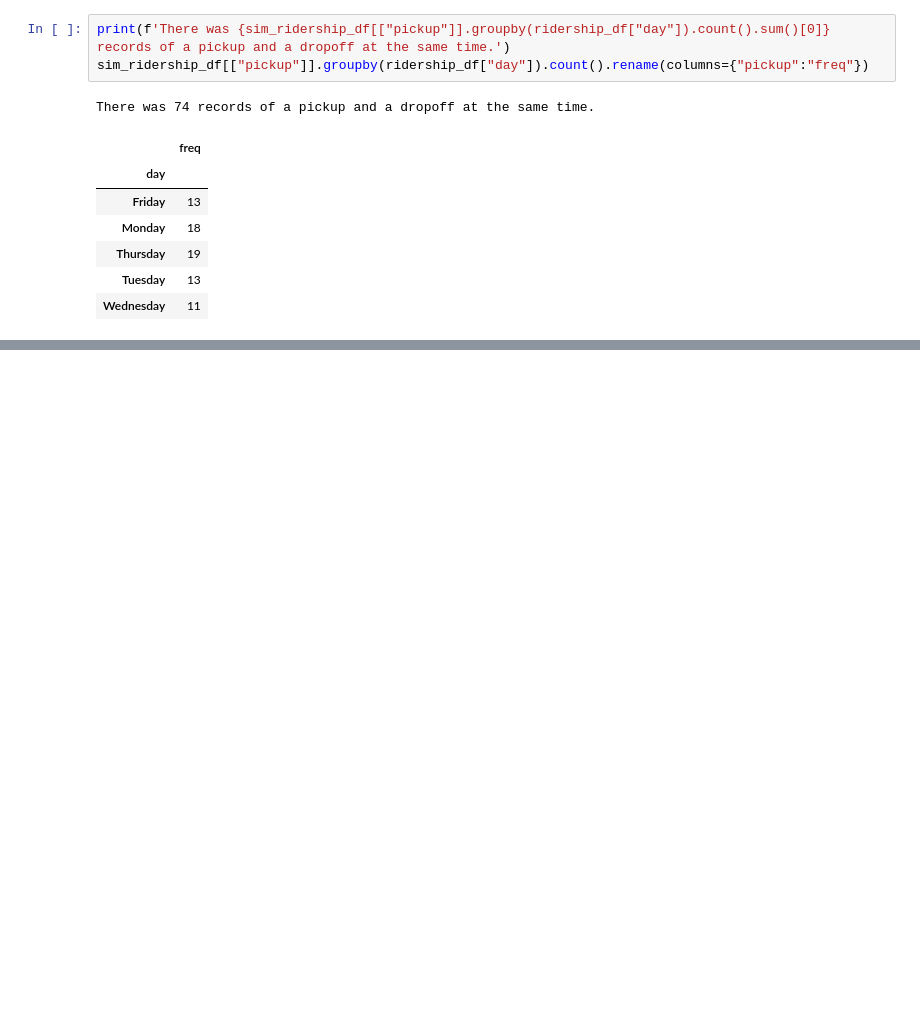
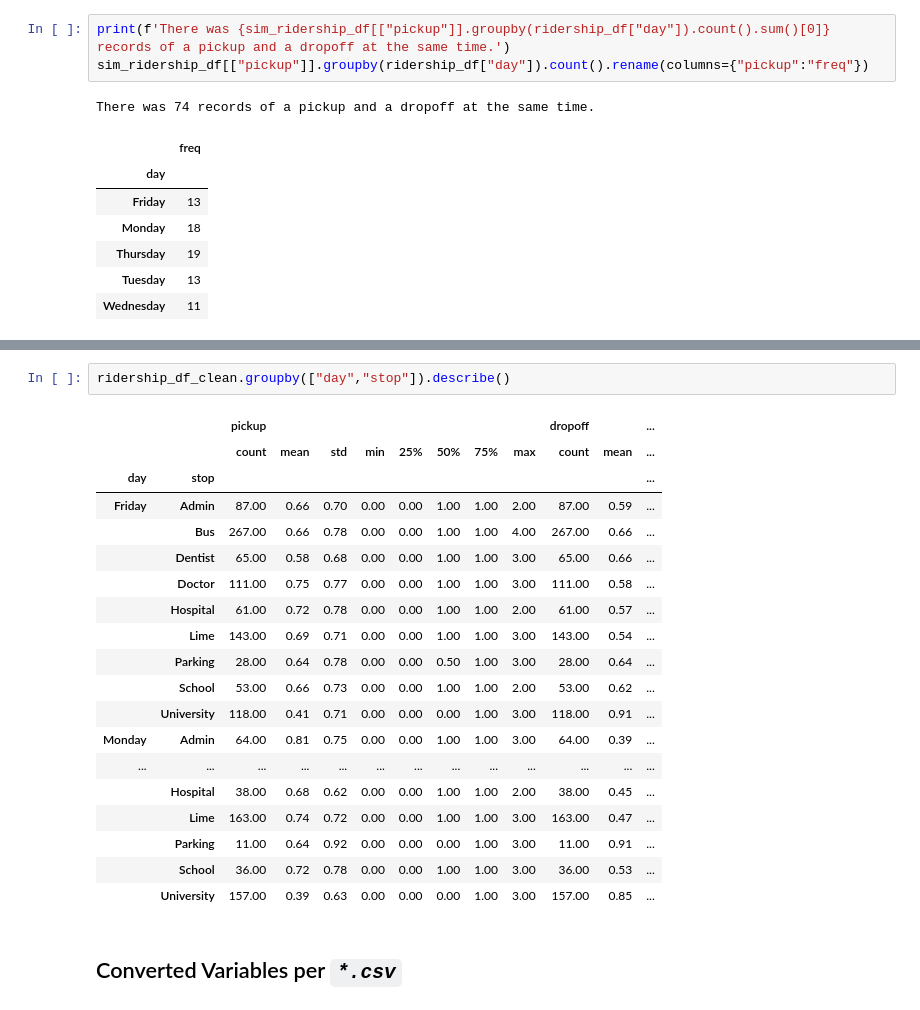
Before and after one commit to jrosilam/MayMobility_TakeHome, a Jupyter notebook: takehome_test.ipynb, the cells around one changed output, grey strips where cells are left out. Saved outputs shown, nothing was run; the diff lists cells and outputs as text; blank space fills up the shorter version.

```diff
--- a/takehome_test.ipynb
+++ b/takehome_test.ipynb
@@ -411,3 +469,27 @@ ridership_df[["pickup","dropoff"]].groupby(ridership_df["stop"]).describe().tran
+# %%
+ridership_df_clean.groupby(["day","stop"]).describe()
+# %% [output]
+|  |  | pickup |  |  |  |  |  |  |  | dropoff |  | ... |
+|  |  | count | mean | std | min | 25% | 50% | 75% | max | count | mean | ... |
+| day | stop |  |  |  |  |  |  |  |  |  |  | ... |
+| Friday | Admin | 87.00 | 0.66 | 0.70 | 0.00 | 0.00 | 1.00 | 1.00 | 2.00 | 87.00 | 0.59 | ... |
+|  | Bus | 267.00 | 0.66 | 0.78 | 0.00 | 0.00 | 1.00 | 1.00 | 4.00 | 267.00 | 0.66 | ... |
+|  | Dentist | 65.00 | 0.58 | 0.68 | 0.00 | 0.00 | 1.00 | 1.00 | 3.00 | 65.00 | 0.66 | ... |
+|  | Doctor | 111.00 | 0.75 | 0.77 | 0.00 | 0.00 | 1.00 | 1.00 | 3.00 | 111.00 | 0.58 | ... |
+|  | Hospital | 61.00 | 0.72 | 0.78 | 0.00 | 0.00 | 1.00 | 1.00 | 2.00 | 61.00 | 0.57 | ... |
+|  | Lime | 143.00 | 0.69 | 0.71 | 0.00 | 0.00 | 1.00 | 1.00 | 3.00 | 143.00 | 0.54 | ... |
+|  | Parking | 28.00 | 0.64 | 0.78 | 0.00 | 0.00 | 0.50 | 1.00 | 3.00 | 28.00 | 0.64 | ... |
+|  | School | 53.00 | 0.66 | 0.73 | 0.00 | 0.00 | 1.00 | 1.00 | 2.00 | 53.00 | 0.62 | ... |
+|  | University | 118.00 | 0.41 | 0.71 | 0.00 | 0.00 | 0.00 | 1.00 | 3.00 | 118.00 | 0.91 | ... |
+| Monday | Admin | 64.00 | 0.81 | 0.75 | 0.00 | 0.00 | 1.00 | 1.00 | 3.00 | 64.00 | 0.39 | ... |
+| ... | ... | ... | ... | ... | ... | ... | ... | ... | ... | ... | ... | ... |
+|  | Hospital | 38.00 | 0.68 | 0.62 | 0.00 | 0.00 | 1.00 | 1.00 | 2.00 | 38.00 | 0.45 | ... |
+|  | Lime | 163.00 | 0.74 | 0.72 | 0.00 | 0.00 | 1.00 | 1.00 | 3.00 | 163.00 | 0.47 | ... |
+|  | Parking | 11.00 | 0.64 | 0.92 | 0.00 | 0.00 | 0.00 | 1.00 | 3.00 | 11.00 | 0.91 | ... |
+|  | School | 36.00 | 0.72 | 0.78 | 0.00 | 0.00 | 1.00 | 1.00 | 3.00 | 36.00 | 0.53 | ... |
+|  | University | 157.00 | 0.39 | 0.63 | 0.00 | 0.00 | 0.00 | 1.00 | 3.00 | 157.00 | 0.85 | ... |
+# %% [markdown]
+## Converted Variables per *`*.csv`*
 # %% [markdown]
 <table>
 <tr><th>Pickup Data Types </th><th>Ridership Data Types</th></tr>
```
Also changed, not shown: parts of 17 cells of this notebook.
